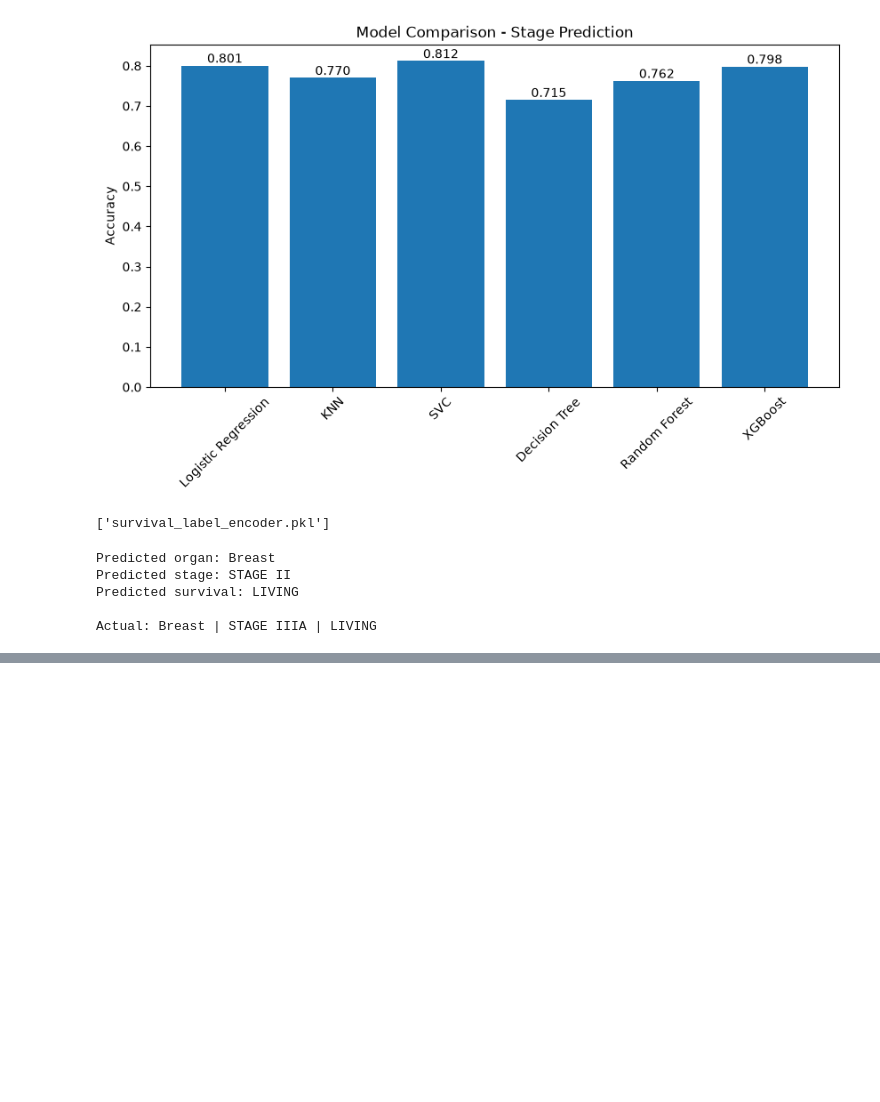
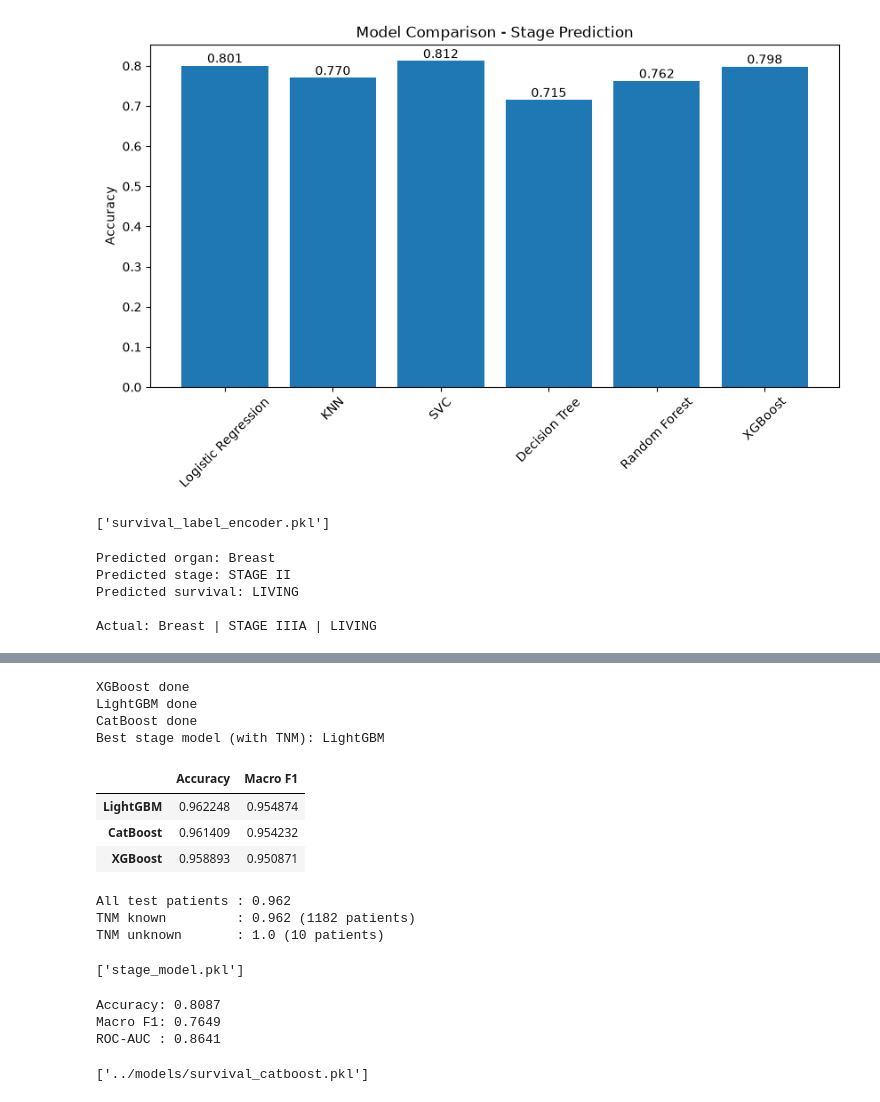
Before and after one commit to Pravesh-21/ML_Lab_Project, a Jupyter notebook: scripts/ML_project.ipynb, the cells around one changed output, grey strips where cells are left out. Saved outputs shown, nothing was run; the diff lists cells and outputs as text; code cells hidden in the pictures; blank space fills up the shorter version.

```diff
--- a/scripts/ML_project.ipynb
+++ b/scripts/ML_project.ipynb
@@ -745,0 +845,75 @@ df['histology_code'].nunique()
+# %%
+#preprocessing stage prediction part for better accuracy
+X_2b = df_2.drop(columns=['patient_id', 'survival_status', 'survival_months',
+                          'cancer_type', 'cancer_name', 'ethnicity', 'race',
+                          'tumor_stage', 'stage'])          # t_stage, n_stage, m_stage now KEPT
+y_2b = df_2['stage']
+
+X_2b_train, X_2b_test, y_2b_train, y_2b_test = train_test_split(
+    X_2b, y_2b, test_size=0.2, random_state=42, stratify=y_2b)
+
+le_2b = LabelEncoder()
+y_2b_train_enc = le_2b.fit_transform(y_2b_train)
+y_2b_test_enc  = le_2b.transform(y_2b_test)
+
+preprocessor_2b = ColumnTransformer([
+    ('num', StandardScaler(), ['age']),
+    ('cat', OneHotEncoder(handle_unknown='ignore'),
+     ['sex', 'histology_code', 't_stage', 'n_stage', 'm_stage',
+      'radiation_therapy', 'new_tumor_event', 'organ'])
+])
+# %%
+table_2b, best_pipe_2b, best_name_2b = compare_boosters(X_2b_train, y_2b_train_enc,
+                                                        X_2b_test, y_2b_test_enc, preprocessor_2b)
+print('Best stage model (with TNM):', best_name_2b)
+display(table_2b)
+# %% [output]
+XGBoost done
+LightGBM done
+CatBoost done
+Best stage model (with TNM): LightGBM
+|  | Accuracy | Macro F1 |
+| LightGBM | 0.962248 | 0.954874 |
+| CatBoost | 0.961409 | 0.954232 |
+| XGBoost | 0.958893 | 0.950871 |
+# %%
+pred = np.ravel(best_pipe_2b.predict(X_2b_test))
+tnm_known = (X_2b_test['t_stage'] != 'Unknown').values
+
+print('All test patients :', round(accuracy_score(y_2b_test_enc, pred), 3))
+print('TNM known         :', round(accuracy_score(y_2b_test_enc[tnm_known],  pred[tnm_known]), 3), f'({tnm_known.sum()} patients)')
+print('TNM unknown       :', round(accuracy_score(y_2b_test_enc[~tnm_known], pred[~tnm_known]), 3), f'({(~tnm_known).sum()} patients)')
+# %% [output]
+All test patients : 0.962
+TNM known         : 0.962 (1182 patients)
+TNM unknown       : 1.0 (10 patients)
+# %%
+joblib.dump({'model': best_pipe_2b, 'labels': np.unique(y_2b_train)}, 'stage_model.pkl')
+# %% [output]
+['stage_model.pkl']
+# %%
+from catboost import CatBoostClassifier
+from sklearn.metrics import roc_auc_score
+
+cat_cols = [c for c in X_3_train.columns if c != 'age']     # every column except age is a category
+
+surv_cat = CatBoostClassifier(iterations=800, learning_rate=0.05, depth=6,
+                              cat_features=cat_cols, random_seed=42, verbose=0)
+surv_cat.fit(X_3_train, y_3_train_encoded)                   # raw columns, no one-hot needed
+
+pred  = surv_cat.predict(X_3_test).ravel()
+proba = surv_cat.predict_proba(X_3_test)[:, 1]
+print('Accuracy:', round(accuracy_score(y_3_test_encoded, pred), 4))
+print('Macro F1:', round(f1_score(y_3_test_encoded, pred, average='macro'), 4))
+print('ROC-AUC :', round(roc_auc_score(y_3_test_encoded, proba), 4))
+# %% [output]
+Accuracy: 0.8087
+Macro F1: 0.7649
+ROC-AUC : 0.8641
+# %%
+joblib.dump({'model': surv_cat,
+             'labels': np.unique(y_3_train),
+             'columns': list(X_3_train.columns)},
+            '../models/survival_catboost.pkl')
+# %% [output]
+['../models/survival_catboost.pkl']
```
Also changed, not shown: parts of 9 cells of this notebook, 18 other files.
